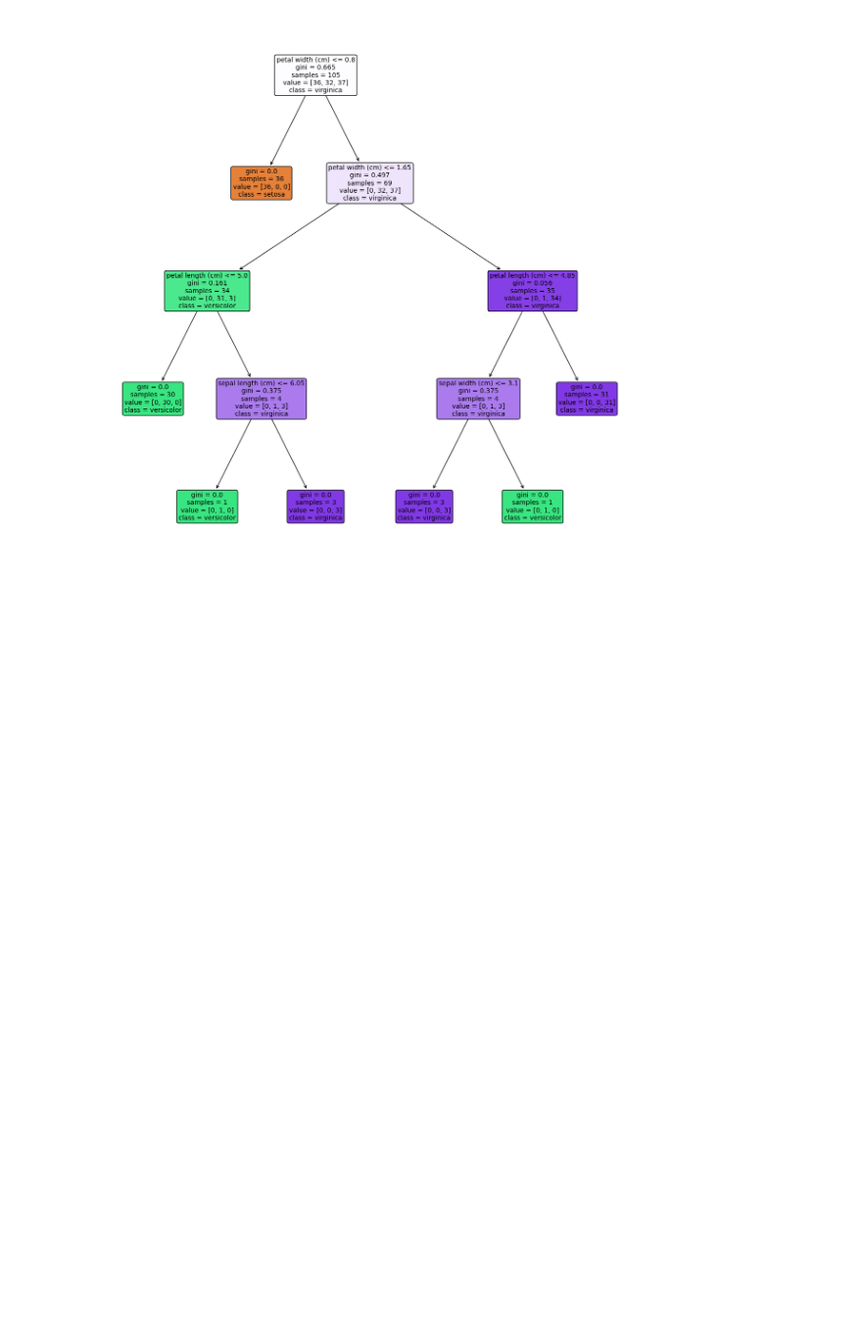
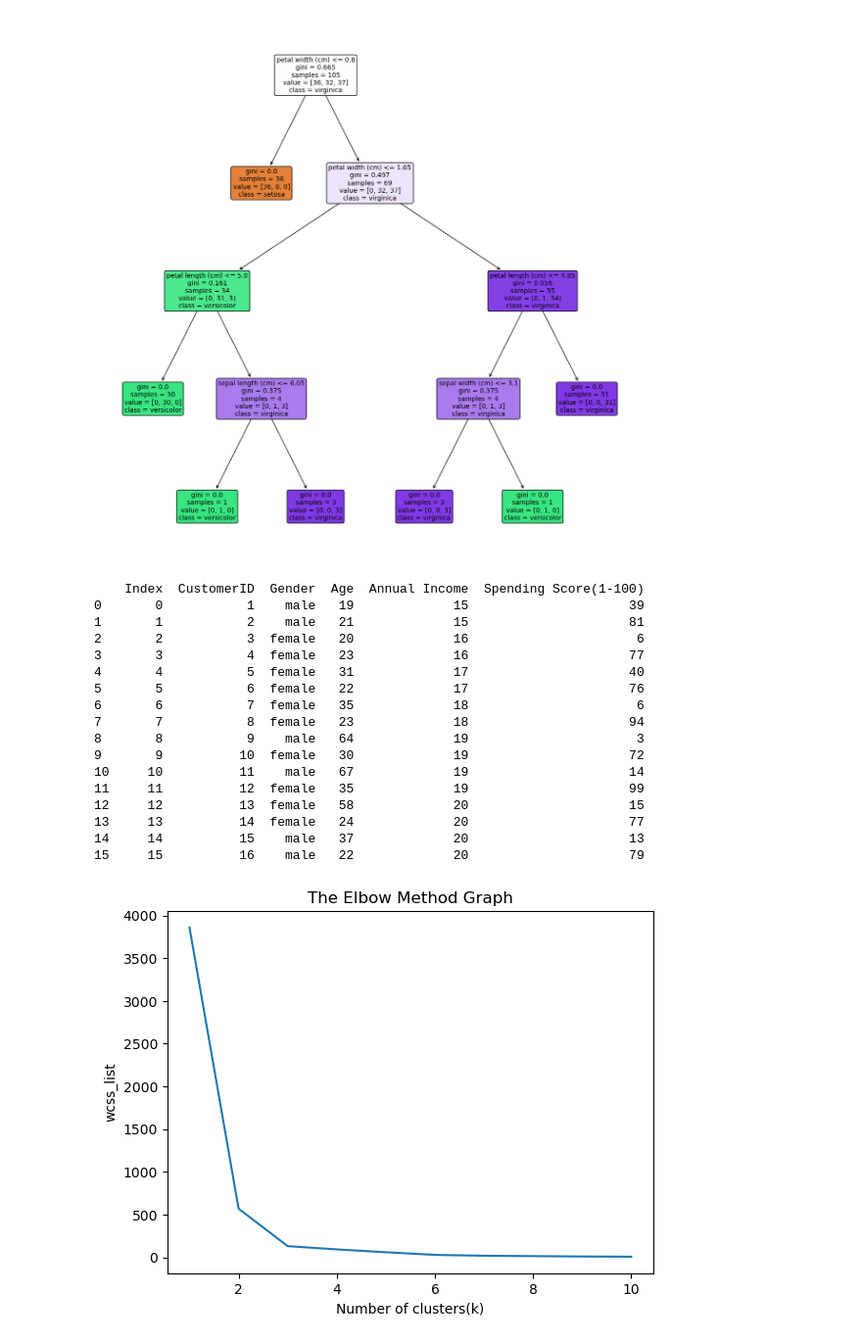
Before and after one commit to anjukrishna07/DataScience-Lab, a Jupyter notebook: ds_labcycle2.ipynb, the cells around one changed output. Shown: that part at 98% size. Saved outputs shown, nothing was run; the diff lists cells and outputs as text; code cells hidden in the pictures; blank space fills up the shorter version.

```diff
--- a/ds_labcycle2.ipynb
+++ b/ds_labcycle2.ipynb
@@ -103,34 +103,53 @@ import numpy as np
 import matplotlib.pyplot as plt
 import pandas as pd
 # Importing the dataset
-dataset = pd.read_csv('/home/ccnew/Arya/Mall_Customers_data.csv')
+dataset = pd.read_csv('/home/cc2/aran/mall_customers_data.csv')
 print(dataset)
 x = dataset.iloc[:, [3, 4]].values
 # finding optimal number of clusters using the elbow method
 from sklearn.cluster import KMeans
 wcss_list = []  # Initializing the list for the values of WCSS
 # Using for loop for iterations from 1 to 10.
 for i in range(1, 11):
     kmeans = KMeans(n_clusters=i, init='k-means++', random_state=42)
     kmeans.fit(x)
     wcss_list.append(kmeans.inertia_)
 plt.plot(range(1, 11), wcss_list)
 plt.title('The Elbow Method Graph')
 plt.xlabel('Number of clusters(k)')
 plt.ylabel('wcss_list')
 plt.show()
 # training the K-means model on a dataset
 kmeans = KMeans(n_clusters=5, init='k-means++', random_state=42)
 y_predict = kmeans.fit_predict(x)
 # visualizing the clusters
 plt.scatter(x[y_predict == 0, 0], x[y_predict == 0, 1], s=100, c='blue', label='Cluster 1')  # for the first cluster
 plt.scatter(x[y_predict == 1, 0], x[y_predict == 1, 1], s=100, c='green', label='Cluster 2')  # for the second cluster
 plt.scatter(x[y_predict == 2, 0], x[y_predict == 2, 1], s=100, c='red', label='Cluster 3')  # for the third cluster
 plt.scatter(x[y_predict == 3, 0], x[y_predict == 3, 1], s=100, c='cyan', label='Cluster 4')  # for the fourth cluster
 plt.scatter(x[y_predict == 4, 0], x[y_predict == 4, 1], s=100, c='magenta', label='Cluster 5')  # for the fifth cluster
 plt.scatter(kmeans.cluster_centers_[:, 0], kmeans.cluster_centers_[:, 1], s=300, c='yellow', label='Centroid')
 plt.title('Clusters of customers')
 plt.xlabel('Annual Income (k$)')
 plt.ylabel('Spending Score (1-100)')
 plt.legend()
 plt.show()
+# %% [output]
+    Index  CustomerID  Gender  Age  Annual Income  Spending Score(1-100)
+0       0           1    male   19             15                     39
+1       1           2    male   21             15                     81
+2       2           3  female   20             16                      6
+3       3           4  female   23             16                     77
+4       4           5  female   31             17                     40
+5       5           6  female   22             17                     76
+6       6           7  female   35             18                      6
+7       7           8  female   23             18                     94
+8       8           9    male   64             19                      3
+9       9          10  female   30             19                     72
+10     10          11    male   67             19                     14
+11     11          12  female   35             19                     99
+12     12          13  female   58             20                     15
+13     13          14  female   24             20                     77
+14     14          15    male   37             20                     13
+15     15          16    male   22             20                     79
+[figure, added]
```
Also changed, not shown: parts of 1 cell of this notebook.
